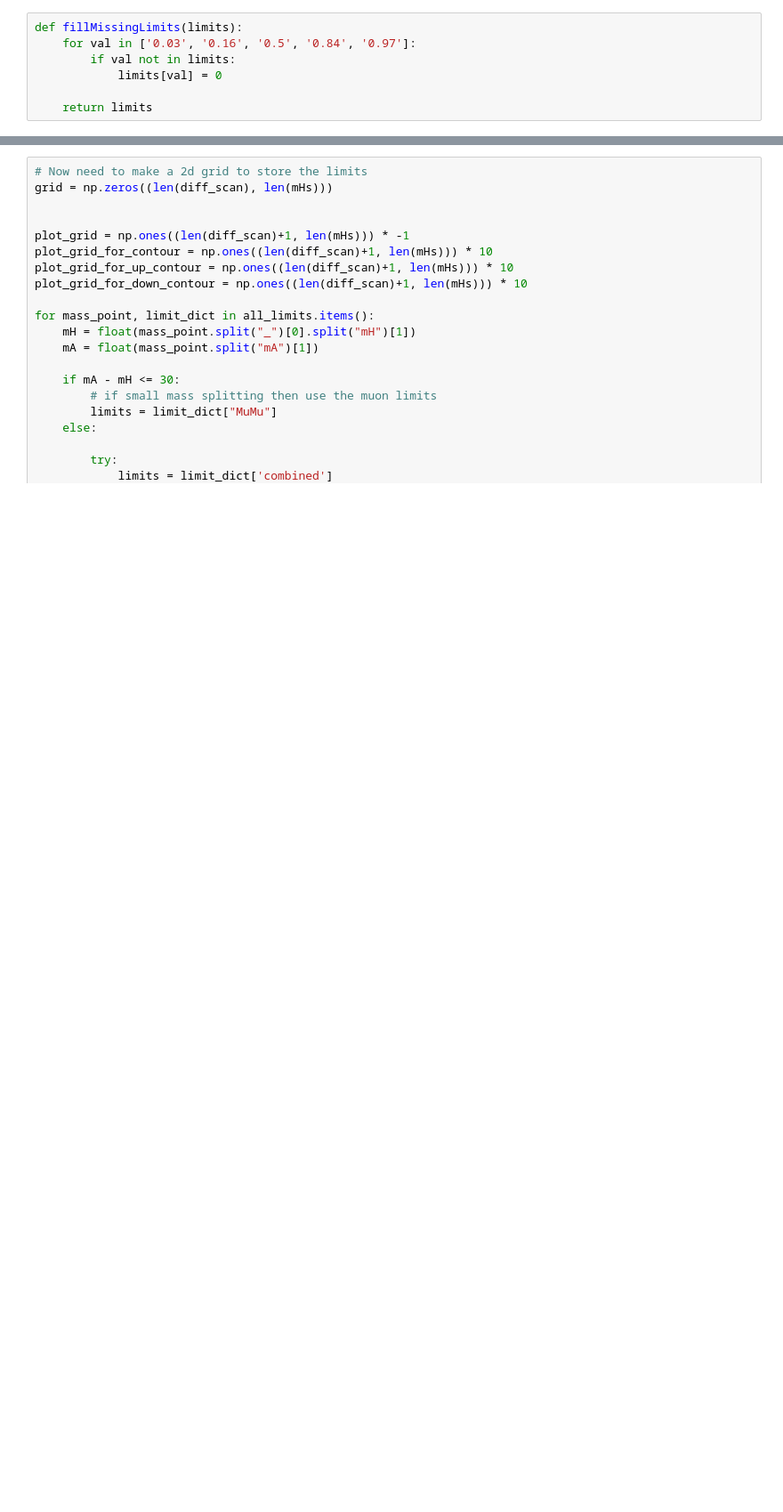
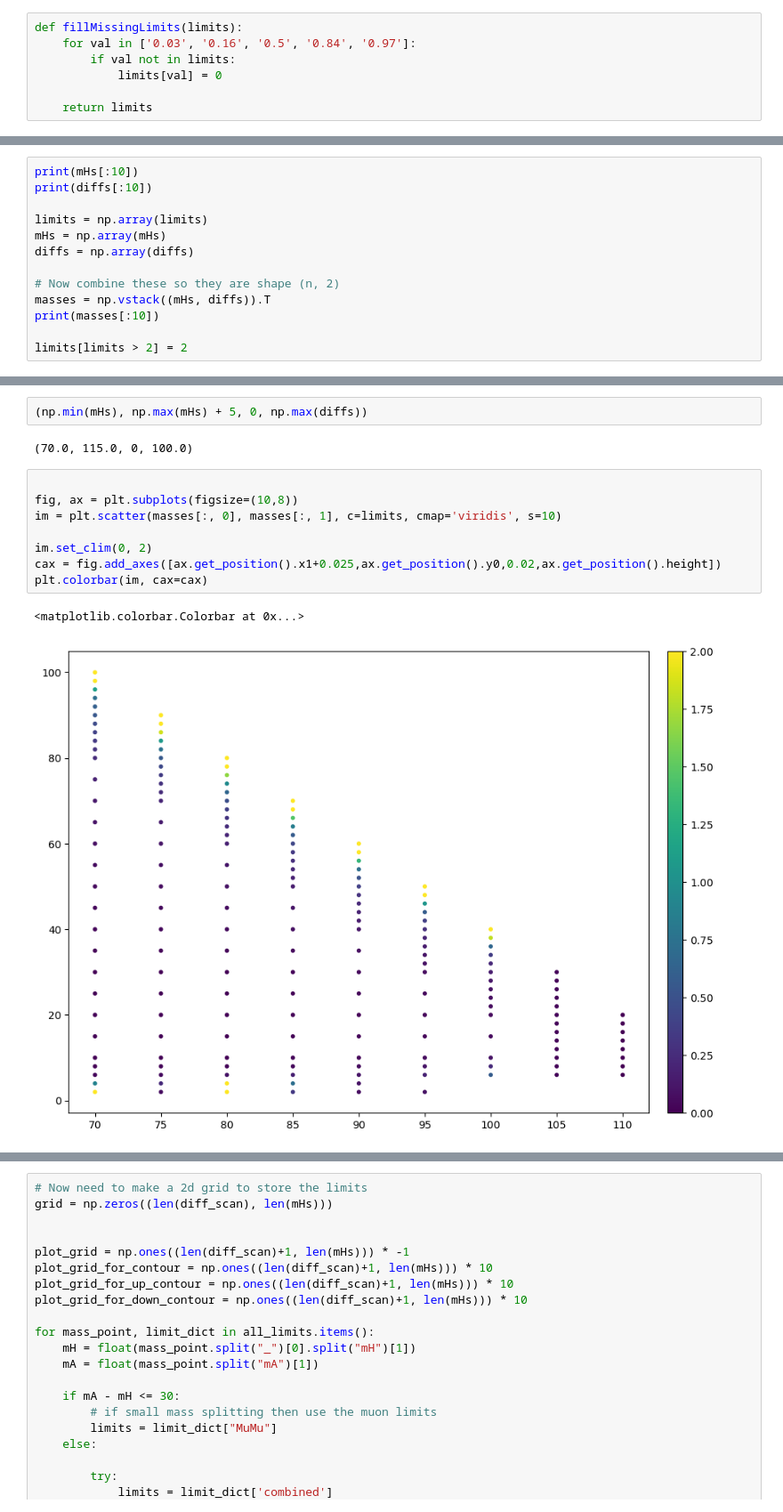
Before and after one commit to Teddy-Curtis/FCC-scan, a Jupyter notebook: fcc_study/post/plots/plotLimits.ipynb, the cells around one changed output, grey strips where cells are left out. Shown at 89% size. Saved outputs shown, nothing was run; the diff lists cells and outputs as text; blank space fills up the shorter version.

```diff
--- a/fcc_study/post/plots/plotLimits.ipynb
+++ b/fcc_study/post/plots/plotLimits.ipynb
@@ -14,0 +121,13 @@ def fillMissingLimits(limits):
+# %%
+print(mHs[:10])
+print(diffs[:10])
+
+limits = np.array(limits)
+mHs = np.array(mHs)
+diffs = np.array(diffs)
+
+# Now combine these so they are shape (n, 2)
+masses = np.vstack((mHs, diffs)).T
+print(masses[:10])
+
+limits[limits > 2] = 2
@@ -14,0 +381,15 @@ def fillMissingLimits(limits):
+# %%
+(np.min(mHs), np.max(mHs) + 5, 0, np.max(diffs))
+# %% [output]
+(70.0, 115.0, 0, 100.0)
+# %%
+
+fig, ax = plt.subplots(figsize=(10,8))
+im = plt.scatter(masses[:, 0], masses[:, 1], c=limits, cmap='viridis', s=10)
+
+im.set_clim(0, 2)
+cax = fig.add_axes([ax.get_position().x1+0.025,ax.get_position().y0,0.02,ax.get_position().height])
+plt.colorbar(im, cax=cax)
+# %% [output]
+<matplotlib.colorbar.Colorbar at 0x...>
+[figure, added]
```
Also changed, not shown: parts of 35 cells of this notebook, 3 other files.
